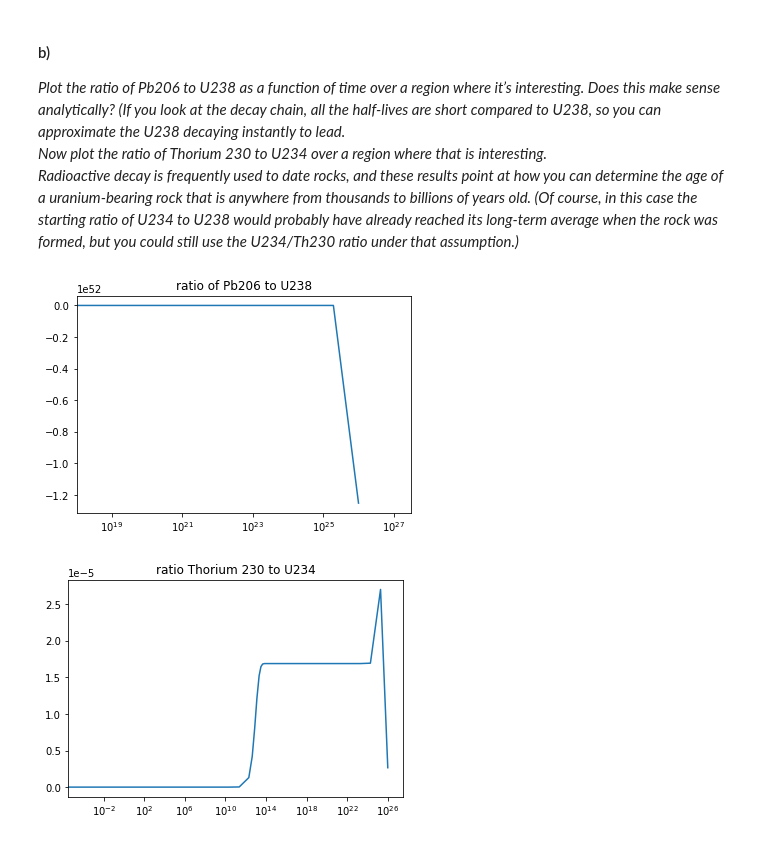
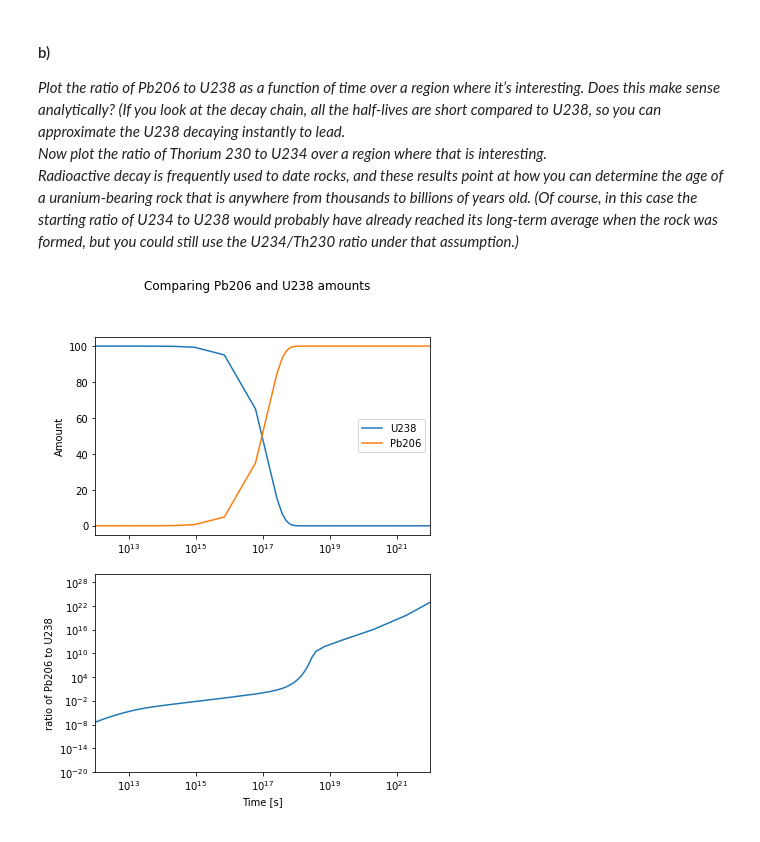
Before and after one commit to eklem1/Phys512_EK, a Jupyter notebook: PS2/PS2_EK.ipynb, the cells around one changed output. Drawn from its saved outputs; the diff is of its cells as text; code cells hidden in the pictures.

```diff
--- a/PS2/PS2_EK.ipynb
+++ b/PS2/PS2_EK.ipynb
@@ -435,22 +421,25 @@ plt.show()
 *Plot the ratio of Pb206 to U238 as a function of time over a region where it’s interesting. Does this make sense analytically? (If you look at the decay chain, all the half-lives are short compared to U238, so you can approximate the U238 decaying instantly to lead.*
 *Now plot the ratio of Thorium 230 to U234 over a region where that is interesting.
 Radioactive decay is frequently used to date rocks, and these results point at how you can determine the age of a uranium-bearing rock that is anywhere from thousands to billions of years old. (Of course, in this case the starting ratio of U234 to U238 would probably have already reached its long-term average when the rock was formed, but you could still use the U234/Th230 ratio under that assumption.)*
-# %%
-#do i have the half lives flipped? cause this seems to take a longgg time
-plt.title("ratio of Pb206 to U238")
-plt.semilogx(ans_stiff.t, ans_stiff.y[-1,:]/ans_stiff.y[0,:]) #Pb206 / U238
-
-# plt.semilogx(ans_stiff.t, ans_stiff.y[0,:]) #Pb206 / U238
-# plt.semilogx(ans_stiff.t, ans_stiff.y[-1,:]) #Pb206 / U238
-
-plt.xlim(1e18,)
-plt.show()
-# %% [output]
-[figure, removed]
-# %%
-plt.title("ratio Thorium 230 to U234")
-plt.semilogx(ans_stiff.t, ans_stiff.y[4,:]/ans_stiff.y[0,:]) #Pb206 / U238
-# plt.xlim(1e10,1e16)
-plt.show()
-# %% [output]
-[figure, removed]
+# %%
+# Comparing Pb206 and U238 amounts and ratio
+fig, ax = plt.subplots(2, 1, figsize=(6,8))
+
+fig.suptitle('Comparing Pb206 and U238 amounts')
+ax[0].semilogx(ans_stiff.t, ans_stiff.y[0,:], label="U238") #Pb206 / U238
+ax[0].semilogx(ans_stiff.t, ans_stiff.y[-1,:], label="Pb206") #Pb206 / U238
+
+ax[0].set_xlim(1e12,1e22)
+ax[0].legend()
+ax[0].set_ylabel("Amount")
+
+ax[1].loglog(ans_stiff.t, ans_stiff.y[-1,:]/ans_stiff.y[0,:] ) #Pb206 / U238
+
+ax[1].set_xlim(1e12,1e22)
+ax[1].set_ylim(1e-20, 1e30)
+ax[1].set_xlabel("Time [s]")
+ax[1].set_ylabel("ratio of Pb206 to U238")
+
+plt.show()
+# %% [output]
+[figure, added]
```
Also changed, not shown: parts of 11 cells of this notebook.
